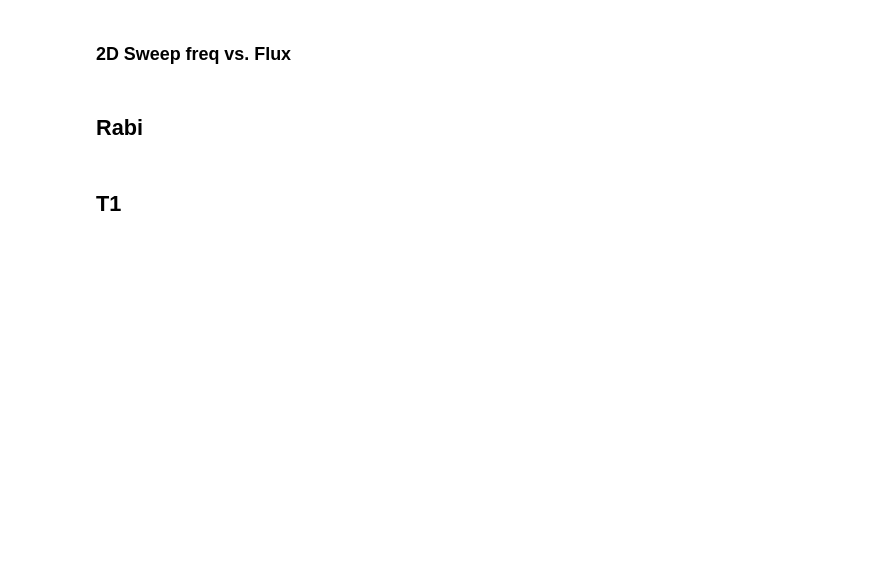
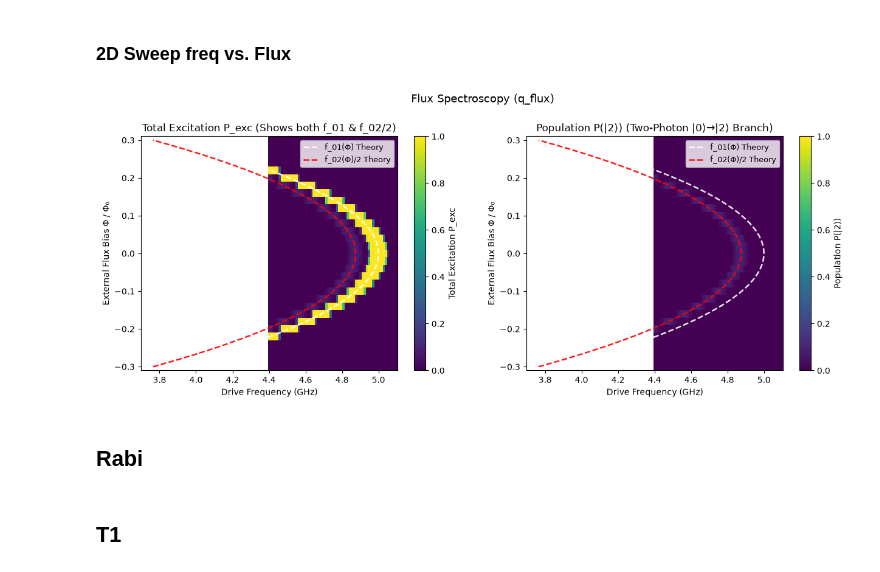
Before and after one commit to quantum-panda-a/SQPulse, a Jupyter notebook: examples/demo.ipynb, the cells around one changed output. Saved outputs shown, nothing was run; the diff lists cells and outputs as text; code cells hidden in the pictures; blank space fills up the shorter version.

```diff
--- a/examples/demo.ipynb
+++ b/examples/demo.ipynb
@@ -311,5 +322,30 @@ pwr_res.plot()
 # %% [markdown]
 ### 2D Sweep freq vs. Flux
+# %%
+# 1. 定义可调 SQUID Transmon (结不对称度 d=0.25 < 1.0)
+q_tunable = Transmon("q_flux", f_q=5.0e9, alpha=-250.0e6, d=0.25, levels=3)
+
+# 2. 2D 磁通能谱：flux 传入数组，自动施加长 100ns 的中心对齐 Z 脉冲并执行磁通 vs 频率联合扫描
+freqs_flux = np.linspace(4.4e9, 5.1e9, 61)
+flux_vals = np.linspace(-0.3, 0.3, 31)
+
+flux_res = QubitSpectroscopyExperiment.run(
+    transmon=q_tunable,
+    freqs=freqs_flux,
+    amps=0.4,
+    flux=flux_vals,
+    # pulse_type=FlatTopPulse,
+    pulse_type=PhaseModulatedSinPulse,
+    omega_0=50e6,
+    duration=600e-9,
+    dt=1e-9,
+)
+
+# 3. 统一 plot()：自动识别物理量为外部磁通，并在热力图上叠加理论 SQUID 调谐曲线 f01(Φ) 与 f02(Φ)/2
+flux_res.plot(observable="both")
+plt.show()
+# %% [output]
+[figure, added]
 # %% [markdown]
 ## Rabi
 # %%
```
Also changed, not shown: parts of 5 cells of this notebook, 9 other files.
